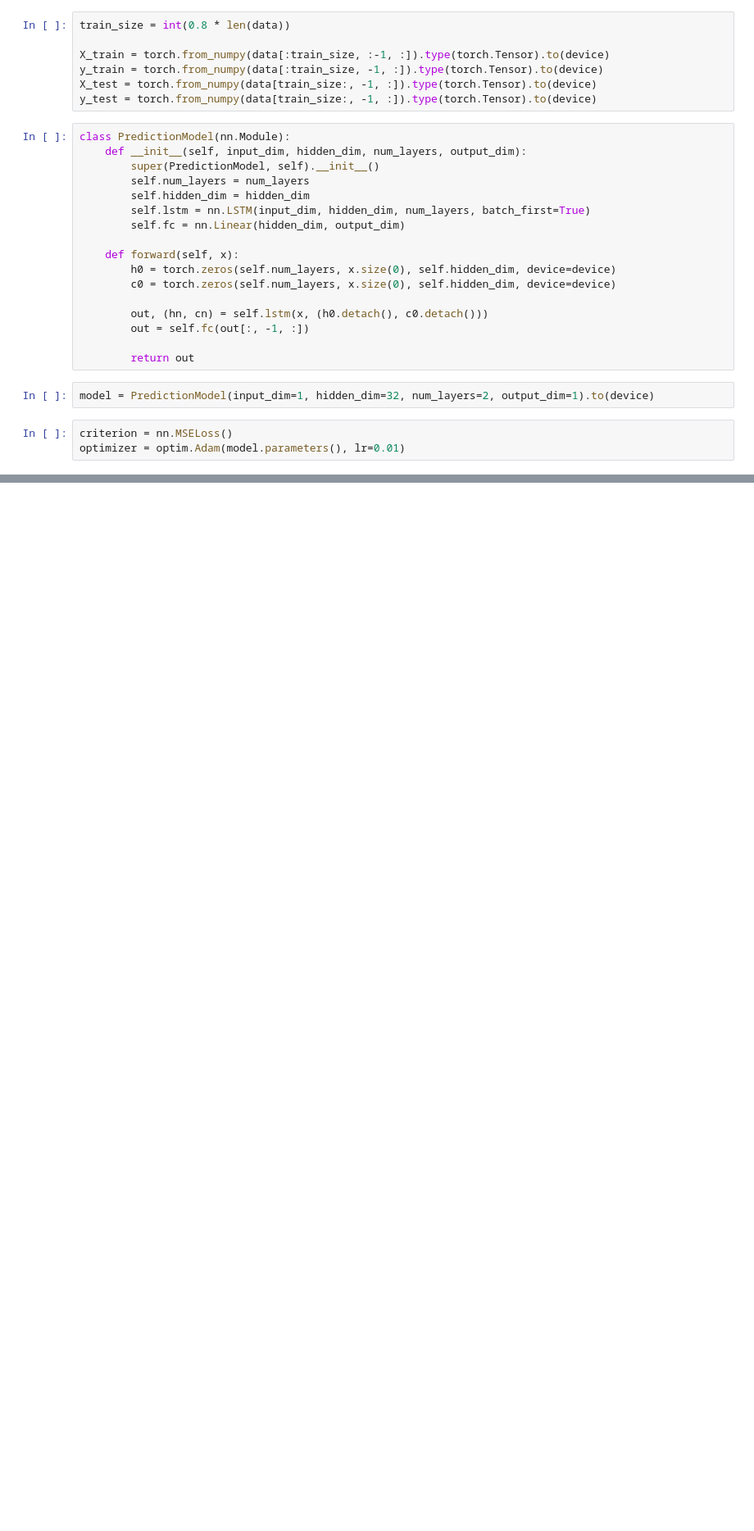
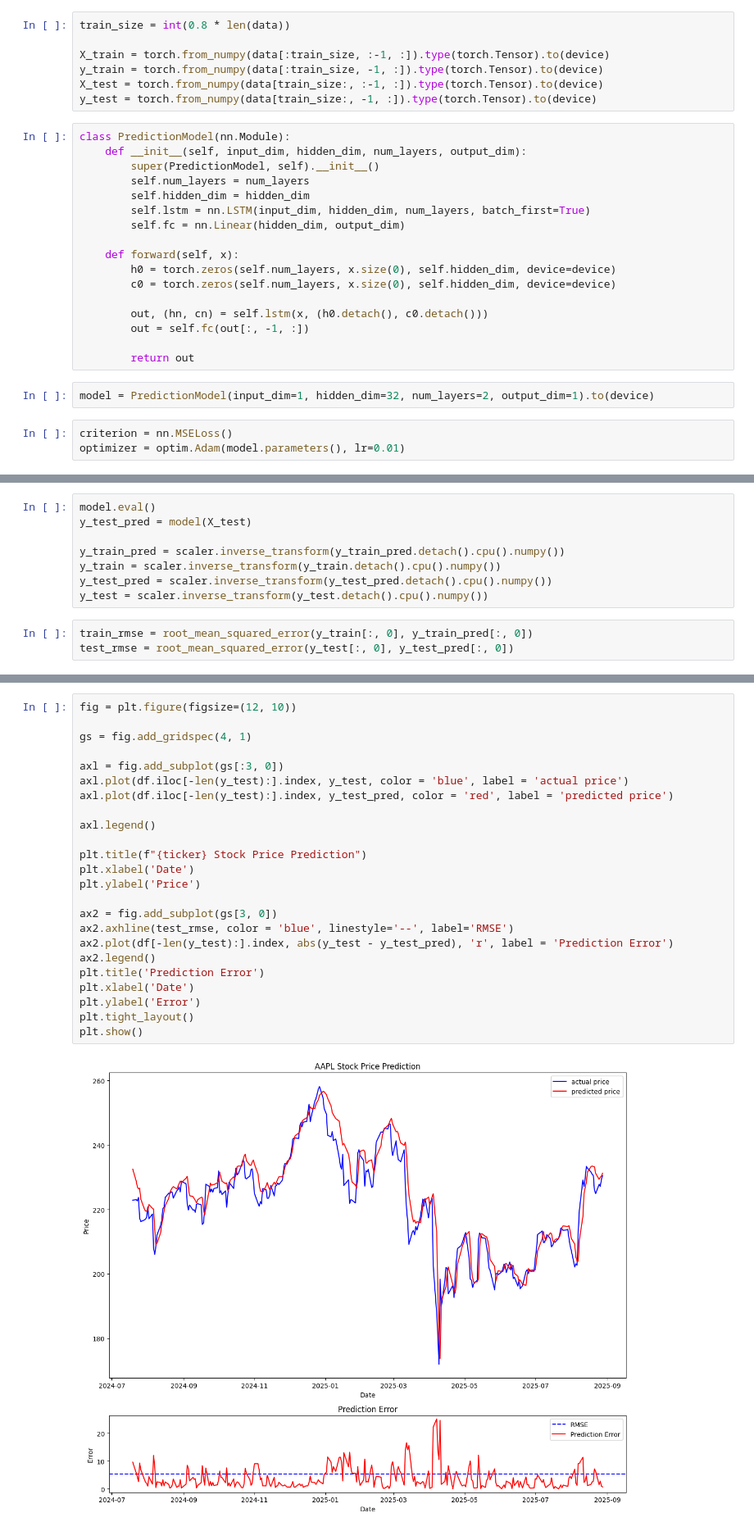
Before and after one commit to Dawit-coder/stock-prediction, a Jupyter notebook: Main.ipynb, the cells around one changed output, grey strips where cells are left out. Shown: that part at 82% size. Saved outputs shown, nothing was run; the diff lists cells and outputs as text; blank space fills up the shorter version.

Commit message:
Add LSTM training, evaluation, and visualization for stock prediction

```diff
--- a/Main.ipynb
+++ b/Main.ipynb
@@ -91,7 +91,7 @@ train_size = int(0.8 * len(data))
 
 X_train = torch.from_numpy(data[:train_size, :-1, :]).type(torch.Tensor).to(device)
 y_train = torch.from_numpy(data[:train_size, -1, :]).type(torch.Tensor).to(device)
-X_test = torch.from_numpy(data[train_size:, -1, :]).type(torch.Tensor).to(device)
+X_test = torch.from_numpy(data[train_size:, :-1, :]).type(torch.Tensor).to(device)
 y_test = torch.from_numpy(data[train_size:, -1, :]).type(torch.Tensor).to(device)
 # %%
 class PredictionModel(nn.Module):
@@ -141,0 +141,11 @@ for i in range(num_epochs):
+# %%
+model.eval()
+y_test_pred = model(X_test)
+
+y_train_pred = scaler.inverse_transform(y_train_pred.detach().cpu().numpy())
+y_train = scaler.inverse_transform(y_train.detach().cpu().numpy())
+y_test_pred = scaler.inverse_transform(y_test_pred.detach().cpu().numpy())
+y_test = scaler.inverse_transform(y_test.detach().cpu().numpy())
+# %%
+train_rmse = root_mean_squared_error(y_train[:, 0], y_train_pred[:, 0])
+test_rmse = root_mean_squared_error(y_test[:, 0], y_test_pred[:, 0])
@@ -141,0 +160,26 @@ for i in range(num_epochs):
+# %%
+fig = plt.figure(figsize=(12, 10))
+
+gs = fig.add_gridspec(4, 1)
+
+axl = fig.add_subplot(gs[:3, 0])
+axl.plot(df.iloc[-len(y_test):].index, y_test, color = 'blue', label = 'actual price')
+axl.plot(df.iloc[-len(y_test):].index, y_test_pred, color = 'red', label = 'predicted price')
+
+axl.legend()
+
+plt.title(f"{ticker} Stock Price Prediction")
+plt.xlabel('Date')
+plt.ylabel('Price')
+
+ax2 = fig.add_subplot(gs[3, 0])
+ax2.axhline(test_rmse, color = 'blue', linestyle='--', label='RMSE')
+ax2.plot(df[-len(y_test):].index, abs(y_test - y_test_pred), 'r', label = 'Prediction Error')
+ax2.legend()
+plt.title('Prediction Error')
+plt.xlabel('Date')
+plt.ylabel('Error')
+plt.tight_layout()
+plt.show()
+# %% [output]
+[figure, added]
```
Also changed, not shown: parts of 7 cells of this notebook.
